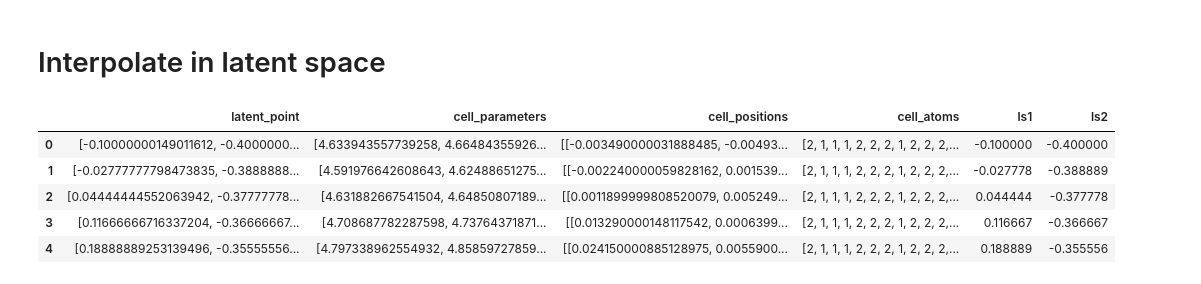
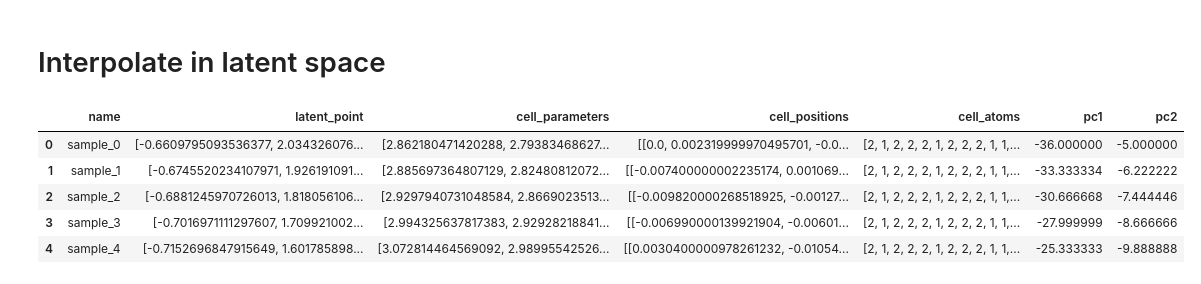
Before and after one commit to UlrikFriisJensen/ToSCA, a Jupyter notebook: plotting_notebook.ipynb, the cells around one changed output. Cells and saved outputs as stored; diff of their text form; code cells hidden in the pictures.

```diff
--- a/plotting_notebook.ipynb
+++ b/plotting_notebook.ipynb
@@ -142,7 +142,13 @@ df_losses = pd.DataFrame(losses_json)
 with open(f'{setup_json["model_root"]}{setup_json["experiment_name"]}/CrystalTypeAnalysis/reconstructions.json', 'r') as f:
     rec_json = json.load(f)
 df_rec = pd.DataFrame(rec_json)
-df_rec[['ls1', 'ls2']] = df_rec['latent_space_mean'].apply(pd.Series)
+if len(df_rec['latent_space_mean'].iloc[0]) == 2:
+    df_rec[['ls1', 'ls2']] = df_rec['latent_space_mean'].apply(pd.Series)
+else:
+    # Perform PCA
+    pca = PCA(n_components=2)
+    pca.fit(np.array(df_rec['latent_space_mean'].values.tolist()))
+    df_rec[['pc1', 'pc2']] = pca.transform(np.array(df_rec['latent_space_mean'].values.tolist()))
 # %%
 df_losses.head()
 # %% [output]
@@ -172,10 +193,10 @@ plt.show()
 # %% [markdown]
 # Experimental data
 # %%
-data_folder = './data/Experimental/Jens/'
+data_folder = './data/Experimental/'
 
 # Load experimental data
-data_paths = [str(p) for p in pathlib.Path(data_folder).glob('*.gr')]
+data_paths = [str(p) for p in pathlib.Path(data_folder).rglob('*.gr')]
 
 data_filepath = []
 data_composition_string = []
@@ -187,20 +208,19 @@ for data_path in data_paths:
         line_counter = 0
         for line in f:
             if line.startswith('composition'):
-                composition = line.split(' ')[-1]
+                composition = ''.join(line.split(' ')[2:])
             if line.startswith('0'):
                 header_line = line_counter
                 break
             line_counter += 1
+    # Remove line breaks
+    composition = composition.replace('\n', '')
 
     # Save composition string
     composition_string = deepcopy(composition)
 
     # Remove stochiometry from composition
     composition = re.sub(r'[0-9\.]+', '', composition)
-
-    # Remove line breaks
-    composition = composition.replace('\n', '')
 
     # # Split string on capital letters
     composition = re.findall('[A-Z][^A-Z]*', composition)
@@ -325,8 +375,14 @@ plt.show()
 # %%
 # Create latent samples for interpolation between two points
 n_latent_samples = 10
-latent_point_1 = (-0.1,-0.4)
-latent_point_2 = (0.55,-0.3)
+latent_point_1 = (-36, -5) # ex1 (9, -13)
+latent_point_2 = (-12, -16) # ex1 (24,-9)
+
+# Transform back to latent dimensions if latent space is more than 2D
+if len(df_rec['latent_space_mean'].iloc[0]) > 2:
+    latent_point_1 = pca.inverse_transform(latent_point_1)
+    latent_point_2 = pca.inverse_transform(latent_point_2)
+
 # Latent samples are n_latent_samples evenly spaced points between the two points
 interp_latent = torch.tensor([np.linspace(latent_point_1[i], latent_point_2[i], n_latent_samples) for i in range(len(latent_point_1))]).T.float()
 interp_index = torch.tensor([i for i in range(n_latent_samples)])
@@ -339,6 +395,7 @@ interp_loader = DataLoader(interp_dataset, batch_size=10, shuffle=False)
 
 # Results dict
 interp_results = {
+    'name': [],
     'latent_point': [],
     'cell_parameters': [],
     'cell_positions': [],
@@ -368,6 +425,7 @@ for batch in tqdm(interp_loader, desc='Interpolating', disable=setup_json['disab
     cell_positions = torch.round(cell_positions, decimals=5)
 
     # Store latent points
+    interp_results['name'].extend([f'sample_{interp_index[batch_index]}' for batch_index in range(this_batch_size)])
     interp_results['latent_point'].extend(interp_point.cpu().tolist())
 
     # Store predictions
@@ -392,13 +450,17 @@ for batch in tqdm(interp_loader, desc='Interpolating', disable=setup_json['disab
             print(f'Failed to create CIF file for prediction of sample {interp_index[batch_index]}.')
 # %%
 df_interp = pd.DataFrame(interp_results)
-df_interp[['ls1', 'ls2']] = df_interp['latent_point'].apply(pd.Series)
+if len(df_interp['latent_point'].iloc[0]) == 2:
+    df_interp[['ls1', 'ls2']] = df_interp['latent_point'].apply(pd.Series)
+else:
+    # Perform PCA
+    df_interp[['pc1', 'pc2']] = pca.transform(np.array(df_interp['latent_point'].values.tolist()))
 df_interp.head()
 # %% [output]
-|  | latent_point | cell_parameters | cell_positions | cell_atoms | ls1 | ls2 |
-| 0 | [-0.10000000149011612, -0.4000000... | [4.633943557739258, 4.66484355926... | [[-0.003490000031888485, -0.00493... | [2, 1, 1, 1, 2, 2, 2, 1, 2, 2, 2,... | -0.100000 | -0.400000 |
-| 1 | [-0.02777777798473835, -0.3888888... | [4.591976642608643, 4.62488651275... | [[-0.002240000059828162, 0.001539... | [2, 1, 1, 1, 2, 2, 2, 1, 2, 2, 2,... | -0.027778 | -0.388889 |
-| 2 | [0.04444444552063942, -0.37777778... | [4.631882667541504, 4.64850807189... | [[0.0011899999808520079, 0.005249... | [2, 1, 1, 1, 2, 2, 2, 1, 2, 2, 2,... | 0.044444 | -0.377778 |
-| 3 | [0.11666666716337204, -0.36666667... | [4.708687782287598, 4.73764371871... | [[0.013290000148117542, 0.0006399... | [2, 1, 1, 1, 2, 2, 2, 1, 2, 2, 2,... | 0.116667 | -0.366667 |
-| 4 | [0.18888889253139496, -0.35555556... | [4.797338962554932, 4.85859727859... | [[0.024150000885128975, 0.0055900... | [2, 1, 1, 1, 2, 2, 2, 1, 2, 2, 2,... | 0.188889 | -0.355556 |
+|  | name | latent_point | cell_parameters | cell_positions | cell_atoms | pc1 | pc2 |
+| 0 | sample_0 | [-0.6609795093536377, 2.034326076... | [2.862180471420288, 2.79383468627... | [[0.0, 0.002319999970495701, -0.0... | [2, 1, 2, 2, 2, 1, 2, 2, 2, 1, 1,... | -36.000000 | -5.000000 |
+| 1 | sample_1 | [-0.6745520234107971, 1.926191091... | [2.885697364807129, 2.82480812072... | [[-0.007400000002235174, 0.001069... | [2, 1, 2, 2, 2, 1, 2, 2, 2, 1, 1,... | -33.333334 | -6.222222 |
+| 2 | sample_2 | [-0.6881245970726013, 1.818056106... | [2.9297940731048584, 2.8669023513... | [[-0.009820000268518925, -0.00127... | [2, 1, 2, 2, 2, 1, 2, 2, 2, 1, 1,... | -30.666668 | -7.444446 |
+| 3 | sample_3 | [-0.7016971111297607, 1.709921002... | [2.994325637817383, 2.92928218841... | [[-0.006990000139921904, -0.00601... | [2, 1, 2, 2, 2, 1, 2, 2, 2, 1, 1,... | -27.999999 | -8.666666 |
+| 4 | sample_4 | [-0.7152696847915649, 1.601785898... | [3.072814464569092, 2.98995542526... | [[0.0030400000978261232, -0.01054... | [2, 1, 2, 2, 2, 1, 2, 2, 2, 1, 1,... | -25.333333 | -9.888888 |
 # %%
```
Also changed, not shown: parts of 9 cells of this notebook.
